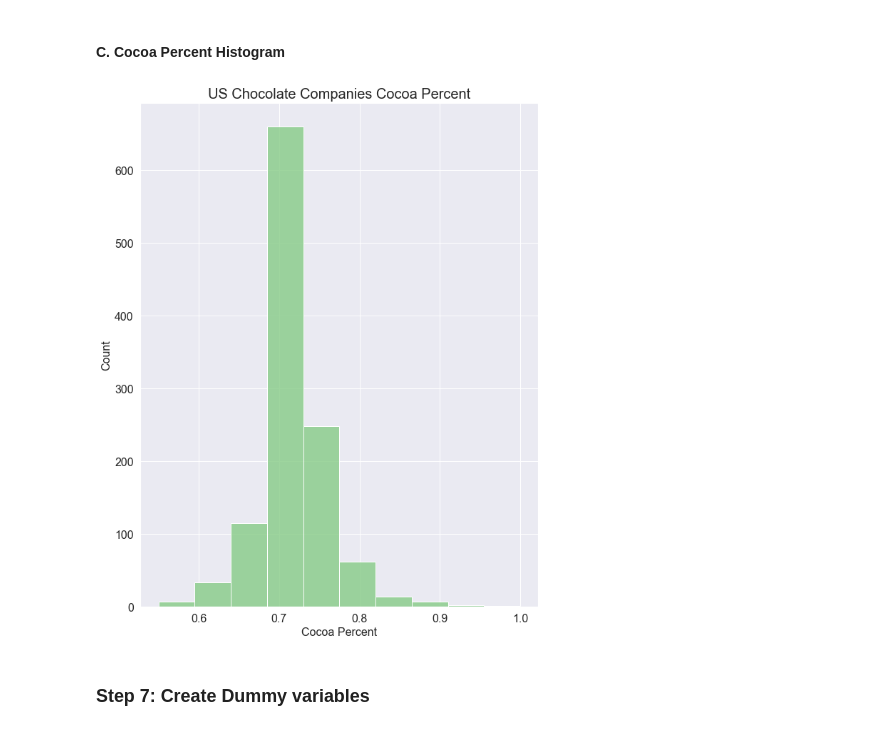
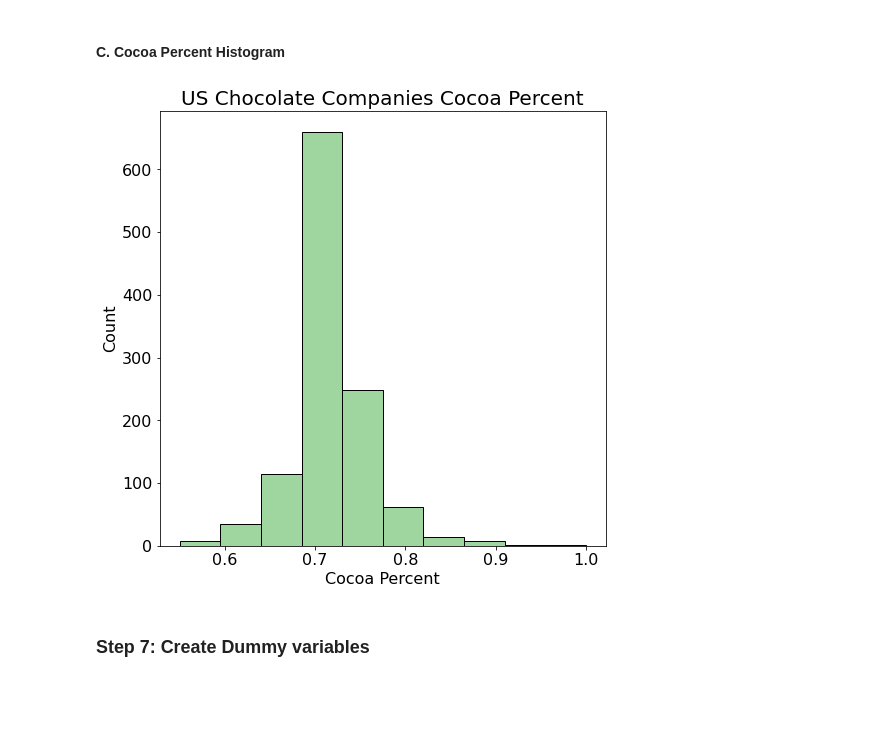
Before and after one commit to cableredi/BellevueUniv_MDS, a Jupyter notebook: DSC550/Term Paper/Chocolate_CableKimberly.ipynb, the cells around one changed output. Saved outputs shown, nothing was run; the diff lists cells and outputs as text; code cells hidden in the pictures; blank space fills up the shorter version.

```diff
--- a/DSC550/Term Paper/Chocolate_CableKimberly.ipynb
+++ b/DSC550/Term Paper/Chocolate_CableKimberly.ipynb
@@ -411,15 +411,16 @@ chocolate_usa_plots.head()
 # Count of Ratings in the US
 ratings_counts = chocolate_usa_plots['Rank'].value_counts()
 # %%
-fig, ax = plt.subplots()
+fig, ax = plt.subplots(figsize = (6, 8))
 
-plt.figure()
-sns.set(rc={'figure.figsize':(15, 25)})
 sns.barplot(x = ratings_counts.index, y = ratings_counts.values, palette = 'rocket', ax = ax)
+
 ax.tick_params(axis='both', which='major', labelsize = 16)
+ax.set_xticklabels(ax.get_xticklabels(), rotation = 45, horizontalalignment='right')
 ax.set_ylabel('Count', fontsize = 24)
 ax.set_xlabel('Ratings', fontsize = 24)
 ax.set_title('Chocolate Ratings', fontsize = 30)
+
 plt.show()
 
 # Save figure
@@ -437,19 +437,19 @@ ax.get_figure().savefig('figures\chocolate_ratings.png',
 # Count of locations (State) of chocolate makers
 companies_counts = chocolate_usa_plots['STATE'].value_counts()
 # %%
-fig, ax = plt.subplots()
+fig, ax1 = plt.subplots(figsize = (20, 18))
 
-plt.figure()
-sns.set(rc={'figure.figsize':(20, 15)})
-sns.barplot(x = companies_counts.values, y = companies_counts.index, palette = 'rocket', ax = ax)
-ax.tick_params(axis='both', which='major', labelsize = 16)
-ax.set_xlabel('Count', fontsize = 16)
-ax.set_ylabel('Locations', fontsize = 16)
-ax.set_title('Chocolate Companies Locations in the US', fontsize = 20)
+sns.barplot(x = companies_counts.values, y = companies_counts.index, palette = 'rocket', ax = ax1)
+
+ax1.tick_params(axis='both', which='major', labelsize = 16)
+ax1.set_xlabel('Count', fontsize = 20)
+ax1.set_ylabel('Locations', fontsize = 20)
+ax1.set_title('Chocolate Companies Locations in the US', fontsize = 25)
+
 plt.show()
 
 # Save figure
-ax.get_figure().savefig('figures\locations.png',
+ax1.get_figure().savefig('figures\locations.png',
            bbox_inches = 'tight',
            transparent = True)
 # %% [output]
@@ -482,10 +481,8 @@ Sao Tome & Principe      1
 Cameroon                 1
 Name: Country of Bean Origin, dtype: int64
 # %%
-fig, ax = plt.subplots()
+fig, ax = plt.subplots(figsize = (15, 15))
 
-plt.figure()
-sns.set(rc={'figure.figsize':(15, 15)})
 sns.barplot(x = origin_counts.values, y = origin_counts.index, palette = 'rocket', ax = ax)
 ax.tick_params(axis='both', which='major', labelsize = 16)
 ax.set_xlabel('Count', fontsize = 16)
@@ -527,15 +523,15 @@ ingredients_counts
 4- B,S,V,L        1
 Name: Ingredients, dtype: int64
 # %%
-fig, ax = plt.subplots()
+fig, ax = plt.subplots(figsize = (10, 13))
 
-plt.figure()
-sns.set(rc={'figure.figsize':(10, 13)})
 sns.barplot(x = ingredients_counts.values, y = ingredients_counts.index, palette = 'rocket', ax = ax)
+
 ax.tick_params(axis='both', which='major', labelsize = 16)
 ax.set_xlabel('Count', fontsize = 16)
 ax.set_ylabel('Ingredients', fontsize = 16)
 ax.set_title('US Chocolate Companies Ingredients', fontsize = 20)
+
 plt.show()
 
 # Save figure
@@ -1072,23 +1065,23 @@ fig.savefig('figures/hawaii_ratings.png', bbox_inches='tight')
 # %% [markdown]
 #### C. Cocoa Percent Histogram
 # %%
-#fig, ax = plt.subplots()
+fig, ax = plt.subplots(figsize = (8, 8))
 
-plt.figure()
-sns.set(rc={'figure.figsize':(8, 8)})
 ax = sns.histplot(data = chocolate_usa, x = "cocoa_percent", stat = 'count', bins = 10, color = '#7fc97f')
+
 ax.tick_params(axis='both', which='major', labelsize = 16)
 ax.set_ylabel('Count', fontsize = 16)
 ax.set_xlabel('Cocoa Percent', fontsize = 16)
 ax.set_title('US Chocolate Companies Cocoa Percent', fontsize = 20)
-#plt.show()
+
+plt.show()
 
 # Save figure
 ax.get_figure().savefig('figures\cocoa_percent.png',
            bbox_inches = 'tight',
            transparent = True)
 # %% [output]
-[figure, old version]
+[figure, new version]
 # %% [markdown]
 ### Step 7: Create Dummy variables
 # %%
```
Also changed, not shown: parts of 14 cells of this notebook.
